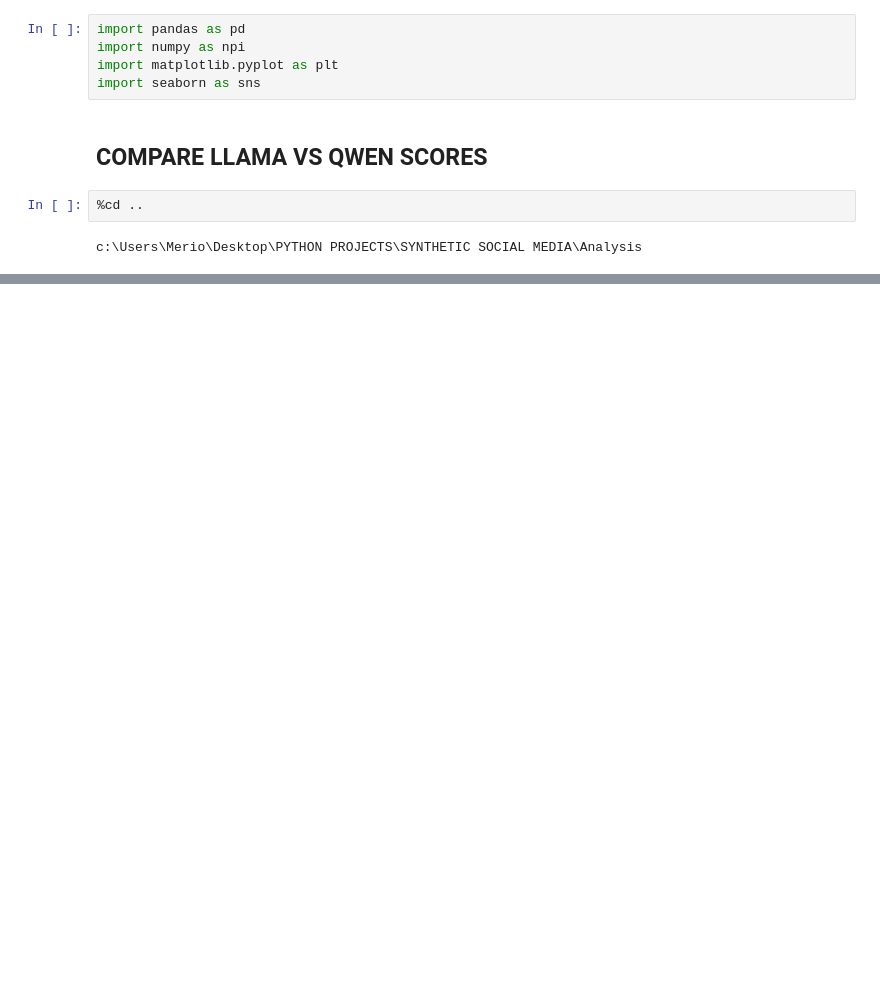
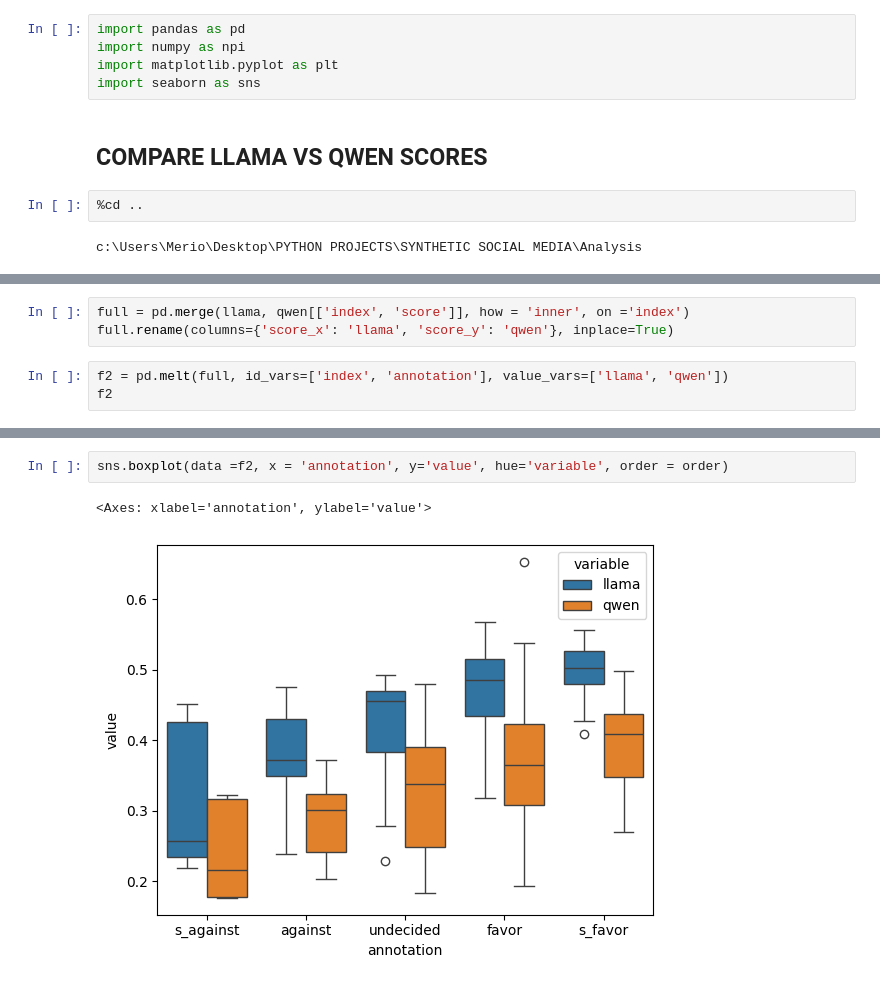
Before and after one commit to lorenzomaiocchi/Synthetic-Social-Media, a Jupyter notebook: Analysis/Notebooks/score_validity.ipynb, the cells around one changed output, grey strips where cells are left out. Saved outputs shown, nothing was run; the diff lists cells and outputs as text; blank space fills up the shorter version.

```diff
--- a/Analysis/Notebooks/score_validity.ipynb
+++ b/Analysis/Notebooks/score_validity.ipynb
@@ -52,0 +57,6 @@ full
+# %%
+full = pd.merge(llama, qwen[['index', 'score']], how = 'inner', on ='index')
+full.rename(columns={'score_x': 'llama', 'score_y': 'qwen'}, inplace=True)
+# %%
+f2 = pd.melt(full, id_vars=['index', 'annotation'], value_vars=['llama', 'qwen'])
+f2
@@ -52,0 +77,5 @@ full
+# %%
+sns.boxplot(data =f2, x = 'annotation', y='value', hue='variable', order = order)
+# %% [output]
+<Axes: xlabel='annotation', ylabel='value'>
+[figure, added]
```
Also changed, not shown: parts of 9 cells of this notebook, 7 other files.
